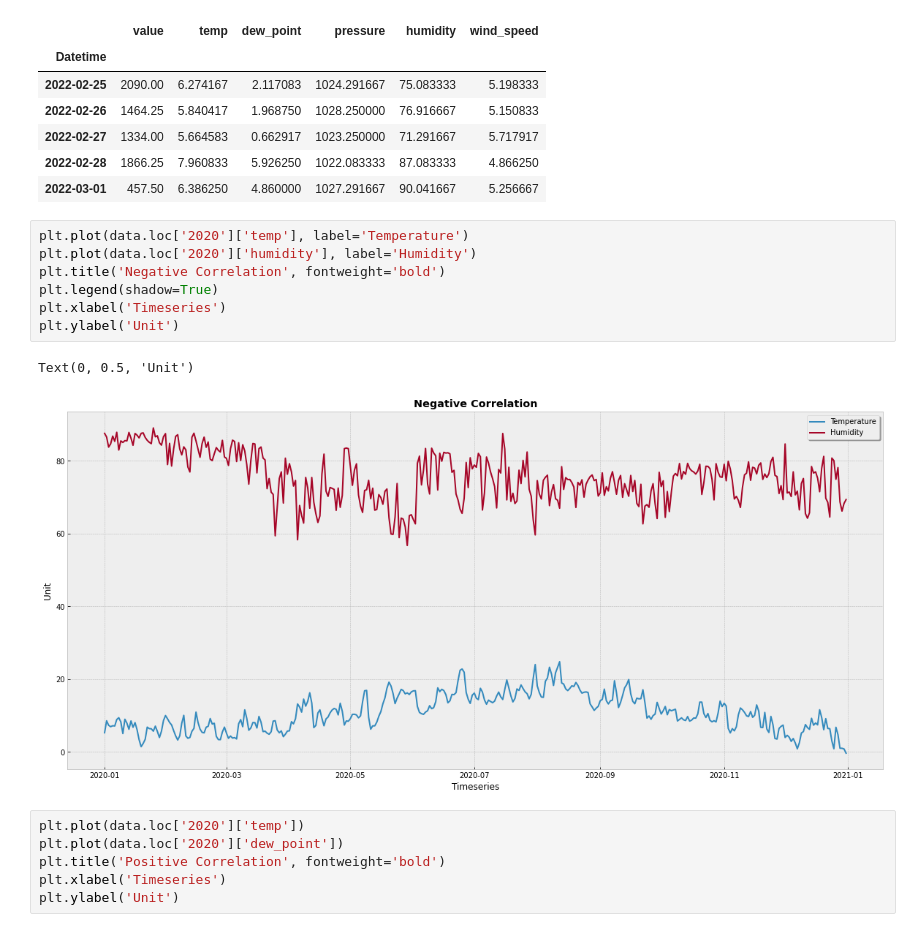
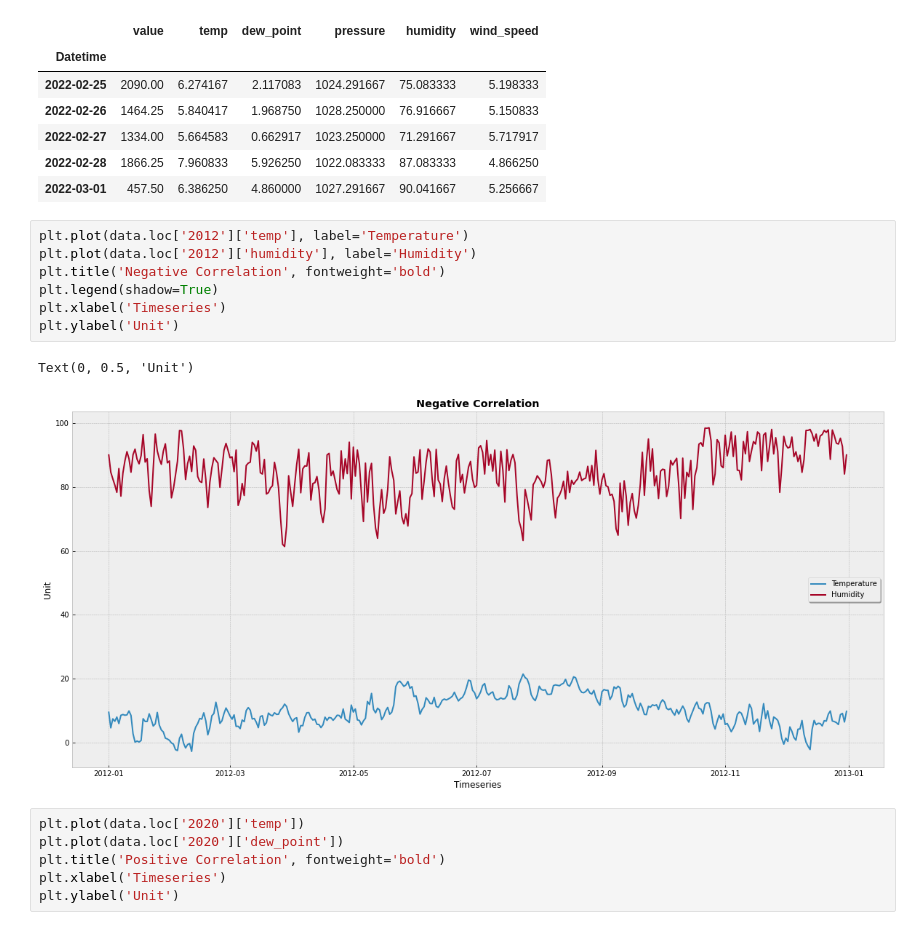
Before and after one commit to UsmanKolo/Master_Thesis, a Jupyter notebook: Notebooks/feature_importance.ipynb, the cells around one changed output. Saved outputs shown, nothing was run; the diff lists cells and outputs as text.

```diff
--- a/Notebooks/feature_importance.ipynb
+++ b/Notebooks/feature_importance.ipynb
@@ -23,15 +23,15 @@ data.tail()
 | 2022-02-28 | 1866.25 | 7.960833 | 5.926250 | 1022.083333 | 87.083333 | 4.866250 |
 | 2022-03-01 | 457.50 | 6.386250 | 4.860000 | 1027.291667 | 90.041667 | 5.256667 |
 # %%
-plt.plot(data.loc['2020']['temp'], label='Temperature')
-plt.plot(data.loc['2020']['humidity'], label='Humidity')
+plt.plot(data.loc['2012']['temp'], label='Temperature')
+plt.plot(data.loc['2012']['humidity'], label='Humidity')
 plt.title('Negative Correlation', fontweight='bold')
 plt.legend(shadow=True)
 plt.xlabel('Timeseries')
 plt.ylabel('Unit')
 # %% [output]
 Text(0, 0.5, 'Unit')
-[figure, old version]
+[figure, new version]
 # %%
 plt.plot(data.loc['2020']['temp'])
 plt.plot(data.loc['2020']['dew_point'])
```
Also changed, not shown: 6 other files.
